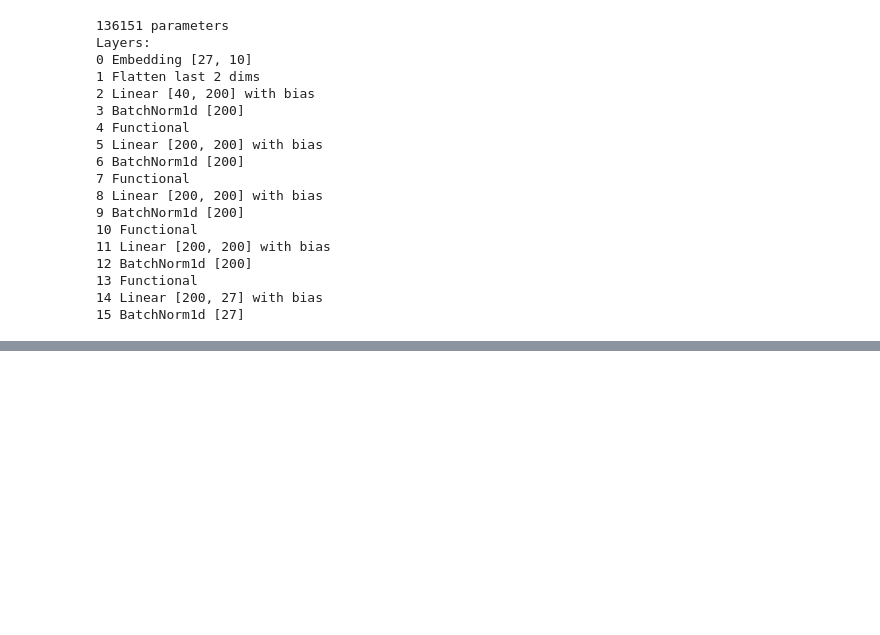
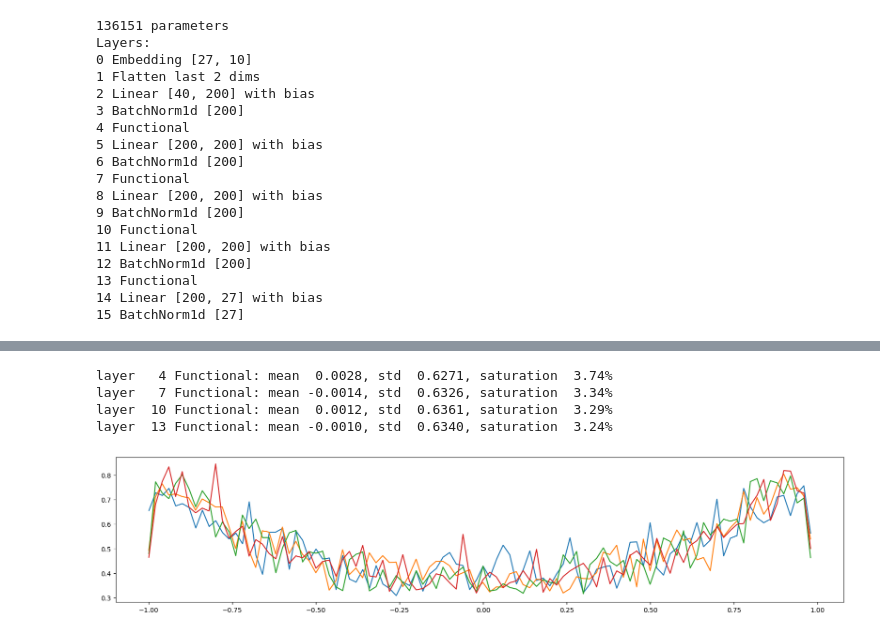
Before and after one commit to yvan-vivid/learning-ai, a Jupyter notebook: karpathy-series/notebooks/makemore/mpl_component_model.ipynb, the cells around one changed output, grey strips where cells are left out. Cells and saved outputs as stored; diff of their text form; code cells hidden in the pictures; blank space fills up the shorter version.

Commit message:
graphs of layers

```diff
--- a/karpathy-series/notebooks/makemore/mpl_component_model.ipynb
+++ b/karpathy-series/notebooks/makemore/mpl_component_model.ipynb
@@ -79,3 +81,7 @@ for k in range(20):
     print(generator())
 # %%
 plot(tensor(losses))
+# %%
+record = CalcRecorder()
+loss = mpl_net.step(*next(learning_sequence()), record=record)
+print(f"Step loss = {loss: .4f}")
@@ -81,0 +90,20 @@ plot(tensor(losses))
+# %%
+def saturation(out: Tensor) -> float:
+    return (out.abs() > 0.97).float().mean()
+
+
+figure(figsize=(20, 4))
+legends = []
+for i, (component, out) in enumerate(record.items()):
+    if isinstance(component, Functional):
+        name = component.describe()
+        print(f"layer {i:>3} {name}: mean {out.mean(): .4f}, std {out.std(): .4f}, saturation {saturation(out): .2%}")
+        hy, hx = histogram(out, density=True)
+        plot(hx[:-1].detach(), hy.detach())
+        legends.append(f"layer {i} ({name})")
+# %% [output]
+layer   4 Functional: mean  0.0028, std  0.6271, saturation  3.74%
+layer   7 Functional: mean -0.0014, std  0.6326, saturation  3.34%
+layer  10 Functional: mean  0.0012, std  0.6361, saturation  3.29%
+layer  13 Functional: mean -0.0010, std  0.6340, saturation  3.24%
+[figure, added]
```
Also changed, not shown: parts of 7 cells of this notebook, 16 other files.
